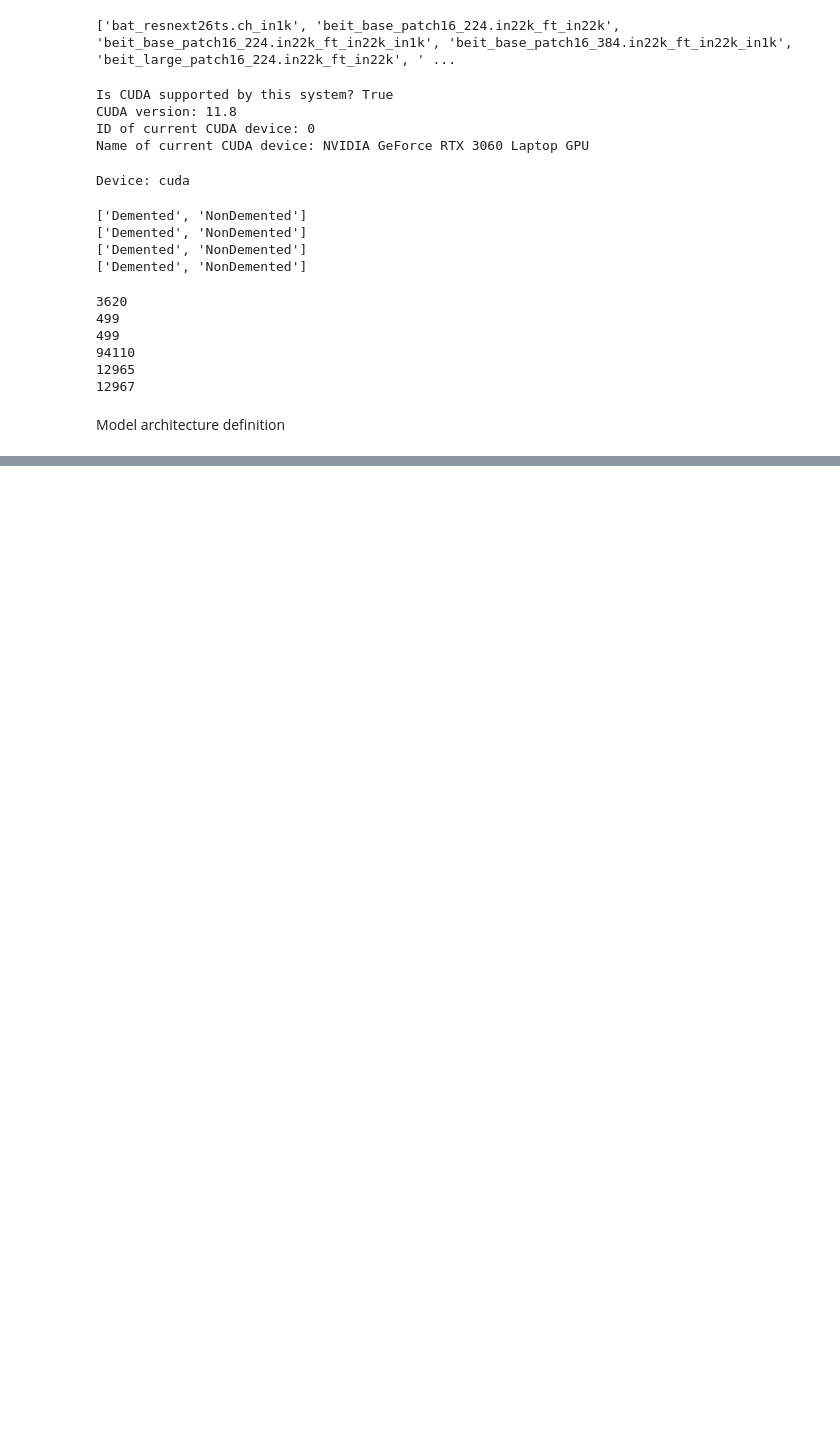
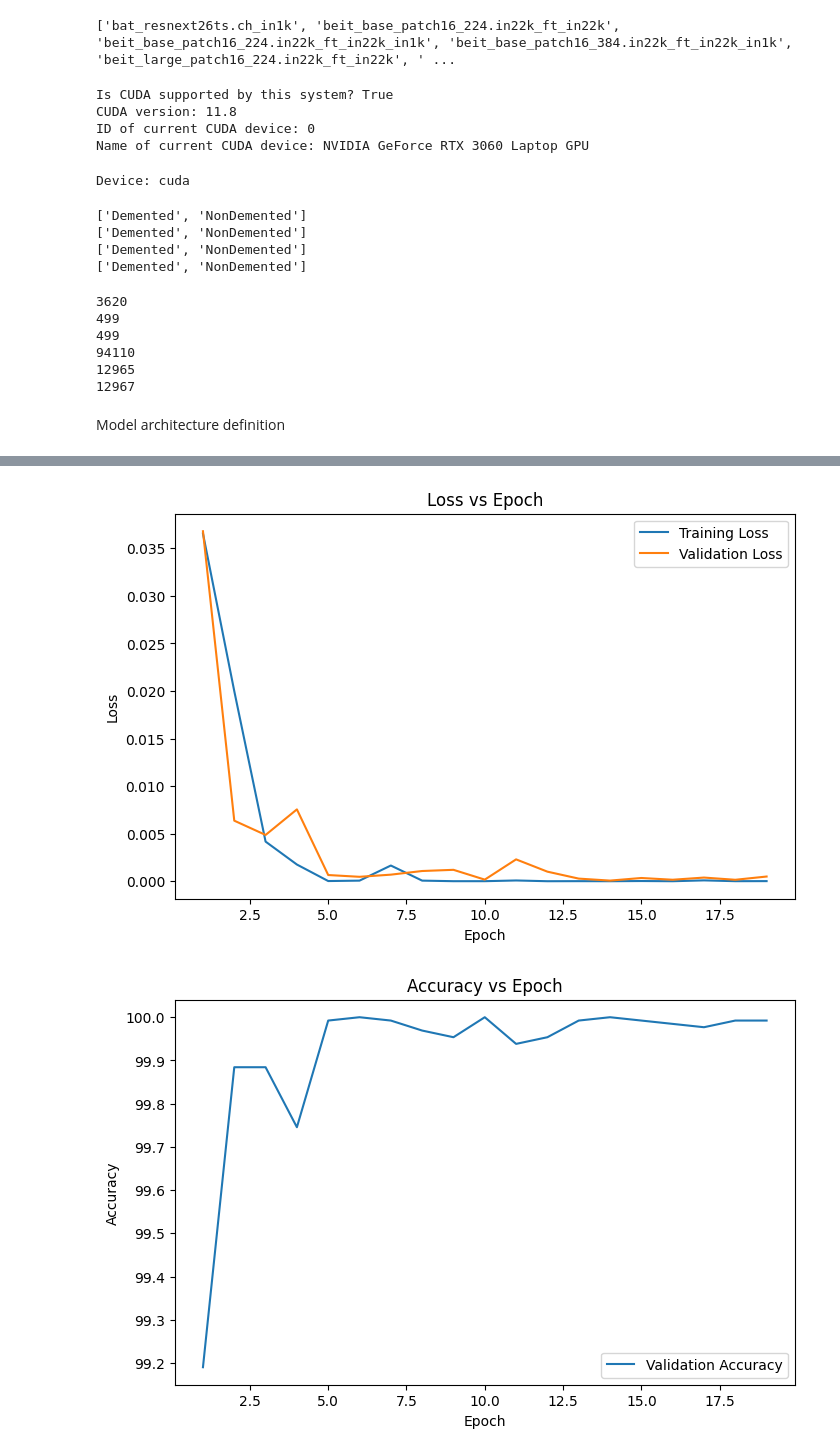
Before and after one commit to AdityaHegde712/Dementia-Detection-And-Classification, a Jupyter notebook: Image Processing v2/custom_model.ipynb, the cells around one changed output, grey strips where cells are left out. Drawn from its saved outputs; the diff is of its cells as text; code cells hidden in the pictures; blank space fills up the shorter version.

Commit message:
Custom model slight progress, need refinement

```diff
--- a/Image Processing v2/custom_model.ipynb
+++ b/Image Processing v2/custom_model.ipynb
@@ -209,0 +214,42 @@ KeyboardInterrupt:
+# %%
+lossdf = pd.read_csv("custom_model_loss.csv", engine="pyarrow")
+rolling_mean = lossdf["val_loss"].rolling(window=5).mean()
+rolling_mean2 = lossdf["train_loss"].rolling(window=5).mean()
+rolling_mean3 = lossdf["val_accuracy"].rolling(window=5).mean()
+
+plt.figure(figsize=(8, 5))
+plt.plot(lossdf["epoch"], lossdf["train_loss"], label="Training Loss")
+plt.plot(lossdf["epoch"], lossdf["val_loss"], label="Validation Loss")
+plt.xlabel("Epoch")
+plt.ylabel("Loss")
+plt.title("Loss vs Epoch")
+plt.legend()
+plt.show()
+
+plt.figure(figsize=(8, 5))
+plt.plot(lossdf["epoch"], lossdf["val_accuracy"], label="Validation Accuracy")
+plt.xlabel("Epoch")
+plt.ylabel("Accuracy")
+plt.title("Accuracy vs Epoch")
+plt.legend()
+plt.show()
+
+plt.figure(figsize=(8, 5))
+plt.plot(lossdf["epoch"], rolling_mean, label="Validation Loss")
+plt.plot(lossdf["epoch"], rolling_mean2, label="Training Loss")
+plt.xlabel("Epoch")
+plt.ylabel("Loss")
+plt.title("Loss vs Epoch")
+plt.legend()
+plt.show()
+
+plt.figure(figsize=(8, 5))
+plt.plot(lossdf["epoch"], rolling_mean3, label="Validation Accuracy")
+plt.xlabel("Epoch")
+plt.ylabel("Accuracy")
+plt.title("Accuracy vs Epoch")
+plt.legend()
+plt.show()
+# %% [output]
+[figure, added]
+[figure, added]
```
Also changed, not shown: parts of 4 cells of this notebook, 3 other files.
